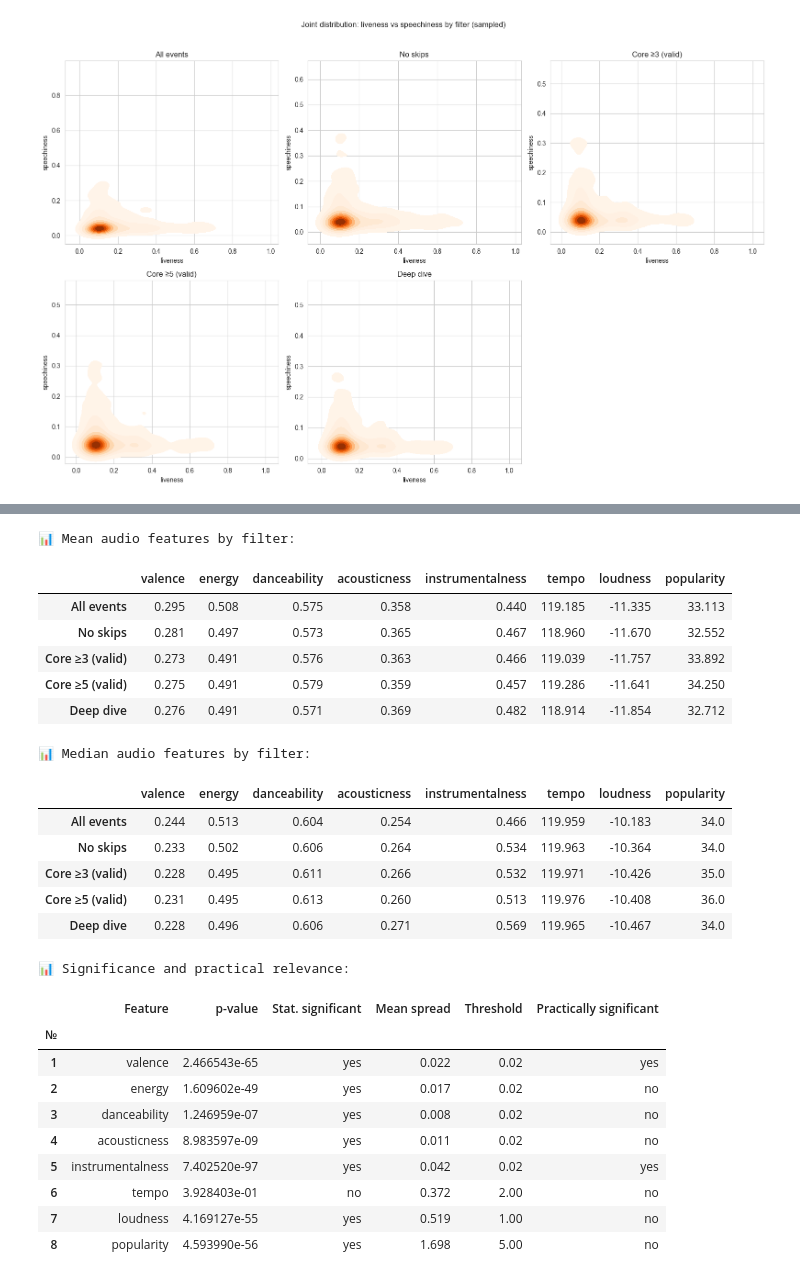
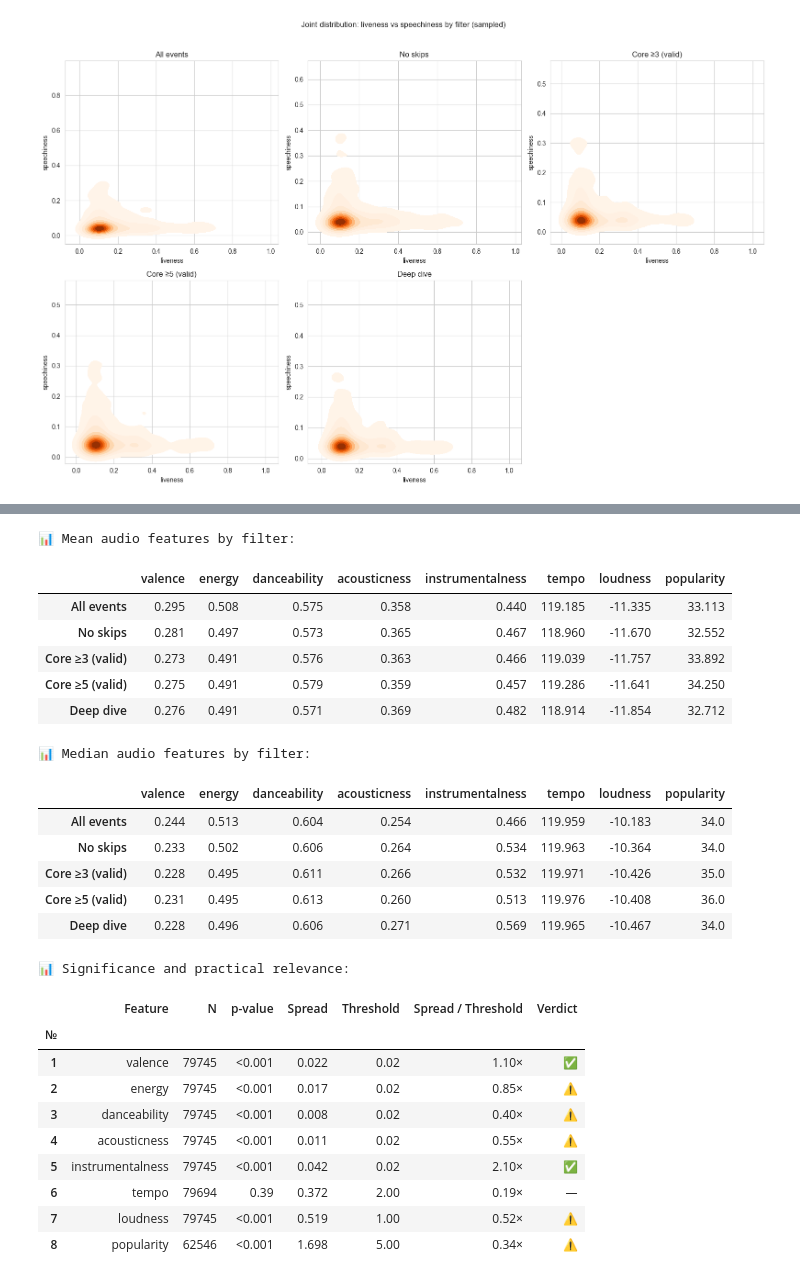
Before and after one commit to AlexSeliwanowa/spotify-listener-portrait, a Jupyter notebook: 01_data_analysis/01_eda_basic.ipynb, the cells around one changed output, grey strips where cells are left out. Saved outputs shown, nothing was run; the diff lists cells and outputs as text; code cells hidden in the pictures.

```diff
--- a/01_data_analysis/01_eda_basic.ipynb
+++ b/01_data_analysis/01_eda_basic.ipynb
@@ -793,28 +1105,20 @@ for pair in pairs:
 # Важно: фильтры вложены (All events ⊃ No skips ⊃ Core ≥3 ⊃ Core ≥5,
 # а Deep dive частично пересекается с ядром), поэтому выборки не являются
 # независимыми. p-value Краскела–Уоллиса здесь — ориентир, а не строгая
-# проверка гипотезы. Решающий критерий — разброс средних относительно порога.
+# проверка гипотезы. Решающий критерий — разброс средних относительно
+# порога практической значимости.
+#
+# N у popularity заметно меньше остальных: у 17 206 событий popularity
+# не заполнена (технические NaN, заменённые на 0 в 00_1, из анализа
+# исключены). Это отражено отдельной колонкой N в таблице ниже.
 
 from scipy import stats
 
 features = ['valence', 'energy', 'danceability', 'acousticness',
             'instrumentalness', 'tempo', 'loudness', 'popularity']
 
-# Пороги практической существенности.
-# Для долей [0,1] — 0.02, для tempo — 2 BPM, для loudness — 1 дБ,
-# для popularity — 5 пунктов. Значения взяты из STYLE_GUIDE.
-thresholds = {
-    'valence': 0.02,
-    'energy': 0.02,
-    'danceability': 0.02,
-    'acousticness': 0.02,
-    'instrumentalness': 0.02,
-    'tempo': 2.0,
-    'loudness': 1.0,
-    'popularity': 5.0,
-}
+thresholds = PRACTICAL_THRESHOLDS
 
-# Средние и медианы по каждому фильтру.
 mean_df = pd.DataFrame({
     name: {feat: round(df.loc[mask, feat].mean(), 3) for feat in features}
     for name, mask in filters.items()
@@ -832,10 +1136,16 @@ display(median_df)
 # Статистическая значимость + практическая существенность.
 # Kruskal–Wallis — непараметрический тест, не требует нормальности.
 # Разброс средних (max − min) сравниваем с порогом.
+# Verdict: ✅ — значимо и практически, ⚠️ — значимо, но ниже порога,
+#          — — не значимо.
 print('\n📊 Significance and practical relevance:')
 rows = []
 for feat in features:
-    group_values = [df.loc[mask, feat].dropna() for name, mask in filters.items() if len(df.loc[mask, feat].dropna()) > 0]
+    group_values = [
+        df.loc[mask, feat].dropna()
+        for name, mask in filters.items()
+        if len(df.loc[mask, feat].dropna()) > 0
+    ]
     if len(group_values) < 2:
         continue
 
@@ -843,46 +1153,69 @@ for feat in features:
     max_mean = mean_df[feat].max()
     min_mean = mean_df[feat].min()
     spread = max_mean - min_mean
+    threshold = thresholds[feat]
+    ratio = spread / threshold
 
     statistically_significant = p < 0.05
-    practically_significant = spread >= thresholds[feat]
+    practically_significant = spread >= threshold
+
+    if statistically_significant and practically_significant:
+        verdict = '✅'
+    elif statistically_significant and not practically_significant:
+        verdict = '⚠️'
+    else:
+        verdict = '—'
+
+    # p-value в читаемом виде.
+    if p < 0.001:
+        p_str = '<0.001'
+    elif p < 0.01:
+        p_str = f'{p:.3f}'
+    else:
+        p_str = f'{p:.2f}'
 
     rows.append({
         'Feature': feat,
-        'p-value': p,
-        'Stat. significant': 'yes' if statistically_significant else 'no',
-        'Mean spread': round(spread, 3),
-        'Threshold': thresholds[feat],
-        'Practically significant': 'yes' if practically_significant else 'no',
+        'N': len(df[feat].dropna()),
+        'p-value': p_str,
+        'Spread': round(spread, 3),
+        'Threshold': threshold,
+        'Spread / Threshold': f'{ratio:.2f}×',
+        'Verdict': verdict,
     })
 
 sig_df = pd.DataFrame(rows)
 sig_df.index = range(1, len(sig_df) + 1)
 sig_df.index.name = '№'
 display(sig_df)
+
+print('\n📌 Legend:')
+print('   ✅ — statistically significant and practically meaningful')
+print('   ⚠️ — statistically significant, but below practical threshold')
+print('   —  — not statistically significant')
 # %% [output]
 📊 Mean audio features by filter:
 |  | valence | energy | danceability | acousticness | instrumentalness | tempo | loudness | popularity |
 | All events | 0.295 | 0.508 | 0.575 | 0.358 | 0.440 | 119.185 | -11.335 | 33.113 |
 | No skips | 0.281 | 0.497 | 0.573 | 0.365 | 0.467 | 118.960 | -11.670 | 32.552 |
 | Core ≥3 (valid) | 0.273 | 0.491 | 0.576 | 0.363 | 0.466 | 119.039 | -11.757 | 33.892 |
 | Core ≥5 (valid) | 0.275 | 0.491 | 0.579 | 0.359 | 0.457 | 119.286 | -11.641 | 34.250 |
 | Deep dive | 0.276 | 0.491 | 0.571 | 0.369 | 0.482 | 118.914 | -11.854 | 32.712 |
 📊 Median audio features by filter:
 |  | valence | energy | danceability | acousticness | instrumentalness | tempo | loudness | popularity |
 | All events | 0.244 | 0.513 | 0.604 | 0.254 | 0.466 | 119.959 | -10.183 | 34.0 |
 | No skips | 0.233 | 0.502 | 0.606 | 0.264 | 0.534 | 119.963 | -10.364 | 34.0 |
 | Core ≥3 (valid) | 0.228 | 0.495 | 0.611 | 0.266 | 0.532 | 119.971 | -10.426 | 35.0 |
 | Core ≥5 (valid) | 0.231 | 0.495 | 0.613 | 0.260 | 0.513 | 119.976 | -10.408 | 36.0 |
 | Deep dive | 0.228 | 0.496 | 0.606 | 0.271 | 0.569 | 119.965 | -10.467 | 34.0 |
 📊 Significance and practical relevance:
-|  | Feature | p-value | Stat. significant | Mean spread | Threshold | Practically significant |
-| № |  |  |  |  |  |  |
-| 1 | valence | 2.466543e-65 | yes | 0.022 | 0.02 | yes |
-| 2 | energy | 1.609602e-49 | yes | 0.017 | 0.02 | no |
-| 3 | danceability | 1.246959e-07 | yes | 0.008 | 0.02 | no |
-| 4 | acousticness | 8.983597e-09 | yes | 0.011 | 0.02 | no |
-| 5 | instrumentalness | 7.402520e-97 | yes | 0.042 | 0.02 | yes |
-| 6 | tempo | 3.928403e-01 | no | 0.372 | 2.00 | no |
-| 7 | loudness | 4.169127e-55 | yes | 0.519 | 1.00 | no |
-| 8 | popularity | 4.593990e-56 | yes | 1.698 | 5.00 | no |
+|  | Feature | N | p-value | Spread | Threshold | Spread / Threshold | Verdict |
+| № |  |  |  |  |  |  |  |
+| 1 | valence | 79745 | <0.001 | 0.022 | 0.02 | 1.10× | ✅ |
+| 2 | energy | 79745 | <0.001 | 0.017 | 0.02 | 0.85× | ⚠️ |
+| 3 | danceability | 79745 | <0.001 | 0.008 | 0.02 | 0.40× | ⚠️ |
+| 4 | acousticness | 79745 | <0.001 | 0.011 | 0.02 | 0.55× | ⚠️ |
+| 5 | instrumentalness | 79745 | <0.001 | 0.042 | 0.02 | 2.10× | ✅ |
+| 6 | tempo | 79694 | 0.39 | 0.372 | 2.00 | 0.19× | — |
+| 7 | loudness | 79745 | <0.001 | 0.519 | 1.00 | 0.52× | ⚠️ |
+| 8 | popularity | 62546 | <0.001 | 1.698 | 5.00 | 0.34× | ⚠️ |
```
Also changed, not shown: parts of 41 cells of this notebook.
